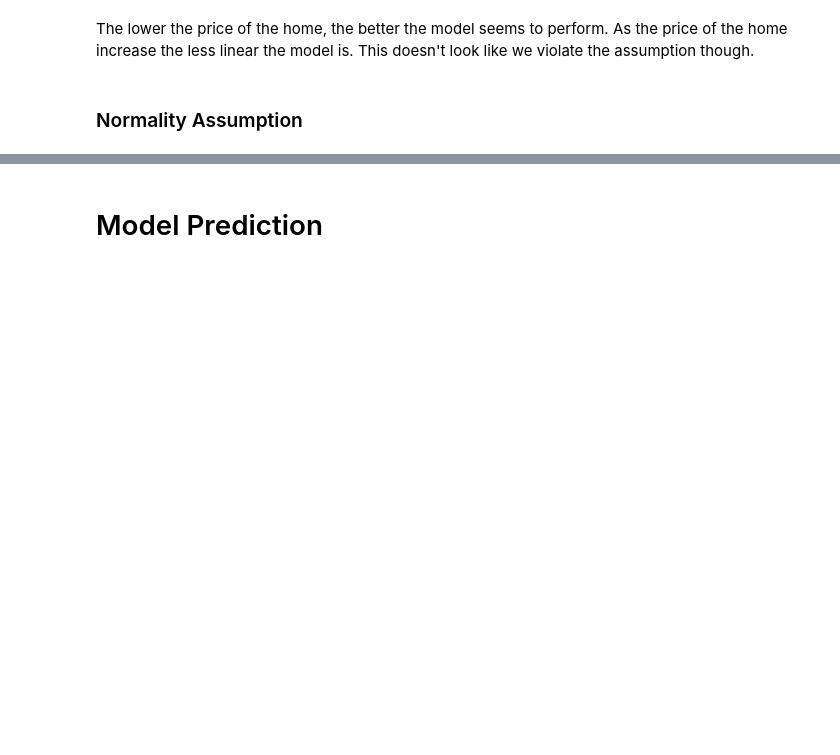
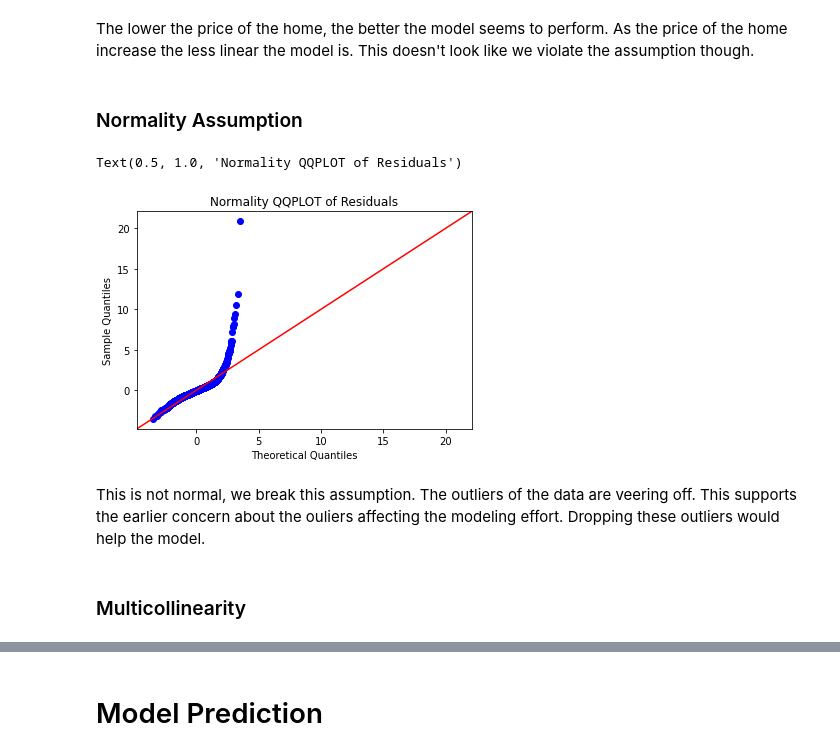
Before and after one commit to Dmvinedata/dsc-phase-2-project-v2-3, a Jupyter notebook: student.ipynb, the cells around one changed output, grey strips where cells are left out. Drawn from its saved outputs; the diff is of its cells as text; code cells hidden in the pictures; blank space fills up the shorter version.

```diff
--- a/student.ipynb
+++ b/student.ipynb
@@ -1125,3 +1145,16 @@ ax.legend();
  The lower the price of the home, the better the model seems to perform. As the price of the home increase the less linear the model is. This doesn't look like we violate the assumption though.
 # %% [markdown]
 ### Normality Assumption
+# %%
+import scipy.stats as stats
+residuals = (y_test - y_hat_test_fin)
+#QQPLOT
+sm.graphics.qqplot(residuals, dist=stats.norm, line='45', fit=True);
+plt.title("Normality QQPLOT of Residuals")
+# %% [output]
+Text(0.5, 1.0, 'Normality QQPLOT of Residuals')
+[figure, added]
+# %% [markdown]
+This is not normal, we break this assumption.  The outliers of the data are veering off. This supports the earlier concern about the ouliers affecting the modeling effort. Dropping these outliers would help the model.
+# %% [markdown]
+### Multicollinearity
```
Also changed, not shown: parts of 65 cells of this notebook.
